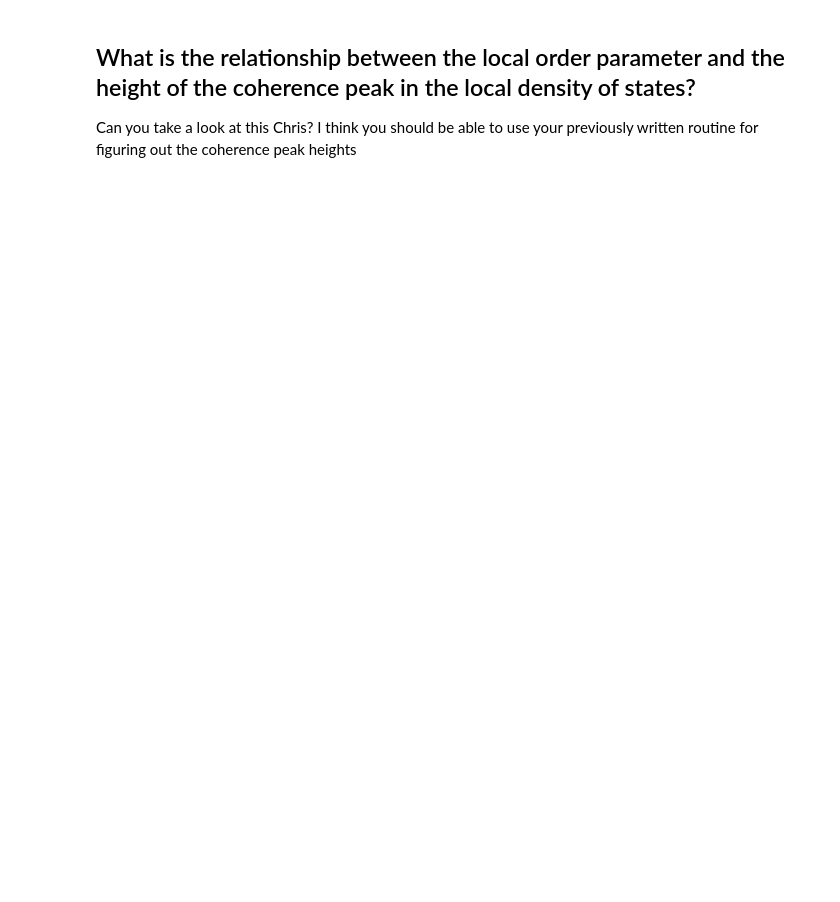
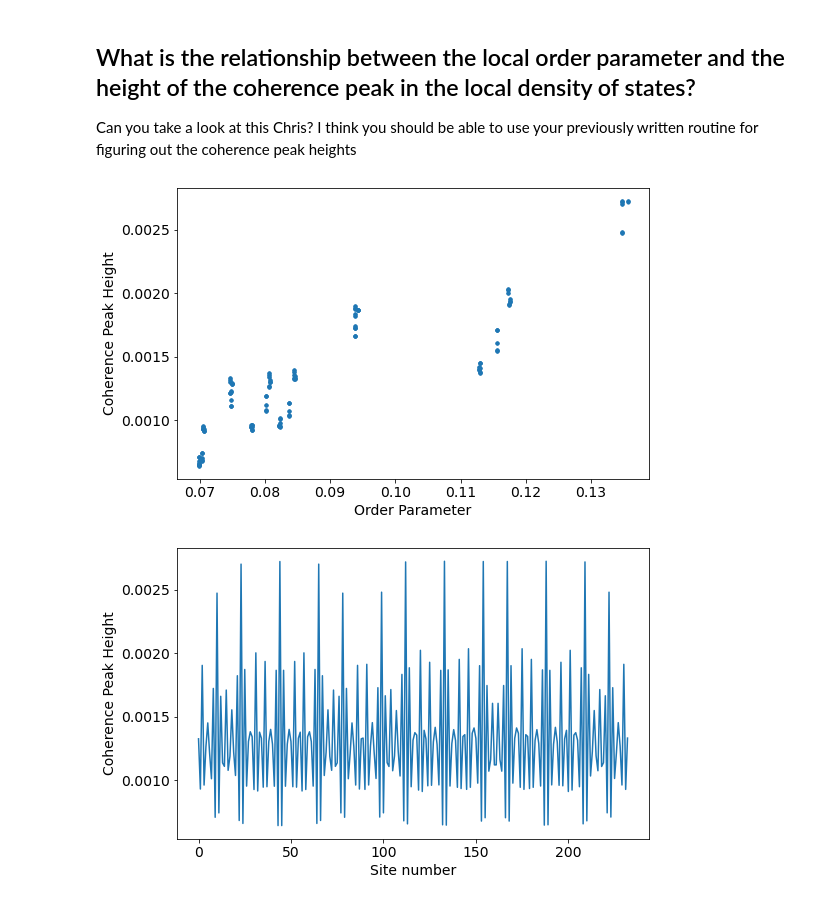
Before and after one commit to gautamra/Superconducting-Fibonacci-chain, a Jupyter notebook: Workspace-1.ipynb, the cells around one changed output. Drawn from its saved outputs; the diff is of its cells as text; code cells hidden in the pictures; blank space fills up the shorter version.

```diff
--- a/Workspace-1.ipynb
+++ b/Workspace-1.ipynb
@@ -68,11 +68,43 @@ Text(0, 0.5, 'Local density of states')
 ## What is the relationship between the local order parameter and the height of the coherence peak in the local density of states?
 
 Can you take a look at this Chris? I think you should be able to use your previously written routine for figuring out the coherence peak heights
-# %%
-coherence_peak_heights = []
-for site in range(Model.NN):
-    coherence_peak_height = get_peak_height(LDOSes[site])  # This is where your code goes
-
-    coherence_peak_heights.append(coherence_peak_height)
-
-plt.scatter([Model.Delta[site] for site in range(Model.NN)],[coherence_peak_heights[site] for site in range(Model.NN)])
+# %%
+def get_peak_height(LDOSes, eex,side): # side is "left" or "right" for the coherence peak
+    zeroindex = np.argmin(abs(eex))
+    i = zeroindex
+    if side=="right":
+        while LDOSes[i-1]>LDOSes[i] or LDOSes[i+1]>LDOSes[i]:
+            i += 1
+        rightPeakIndex = i
+        rightPeakHeight = LDOSes[rightPeakIndex]
+        return rightPeakHeight
+    elif side=="left":
+        while LDOSes[i-1]>LDOSes[i] or LDOSes[i+1]>LDOSes[i]:
+            i += -1
+        leftPeakIndex = i
+        leftPeakHeight = LDOSes[leftPeakIndex]
+        return leftPeakHeight
+    else:
+        print("Second argument for get_peak_height() must be \"left\" or \"right\".")
+
+coherence_peak_heights = []
+for site in range(Model.NN):
+    coherence_peak_height = get_peak_height(LDOSes[site],eex,"left")  # This is where your code goes
+    coherence_peak_heights.append(coherence_peak_height)
+plt.figure(figsize=(8,5))
+plt.scatter([np.real(Model.Delta[site]) for site in range(Model.NN)],[coherence_peak_heights[site] for site in range(Model.NN)],s=10)
+plt.xlabel("Order Parameter")
+plt.ylabel("Coherence Peak Height")
+plt.show()
+# Need to take the real part of Deltas, looks like the imaginary parts were 0 anyways.
+# for site in range(Model.NN):
+#    print(np.real(Model.Delta[site]),Model.Delta[site])
+
+plt.figure(figsize=(8,5))
+plt.plot([site for site in range(Model.NN)],[coherence_peak_heights[site] for site in range(Model.NN)])
+plt.xlabel("Site number")
+plt.ylabel("Coherence Peak Height")
+plt.show()
+# %% [output]
+[figure, added]
+[figure, added]
```
Also changed, not shown: parts of 1 cell of this notebook.
